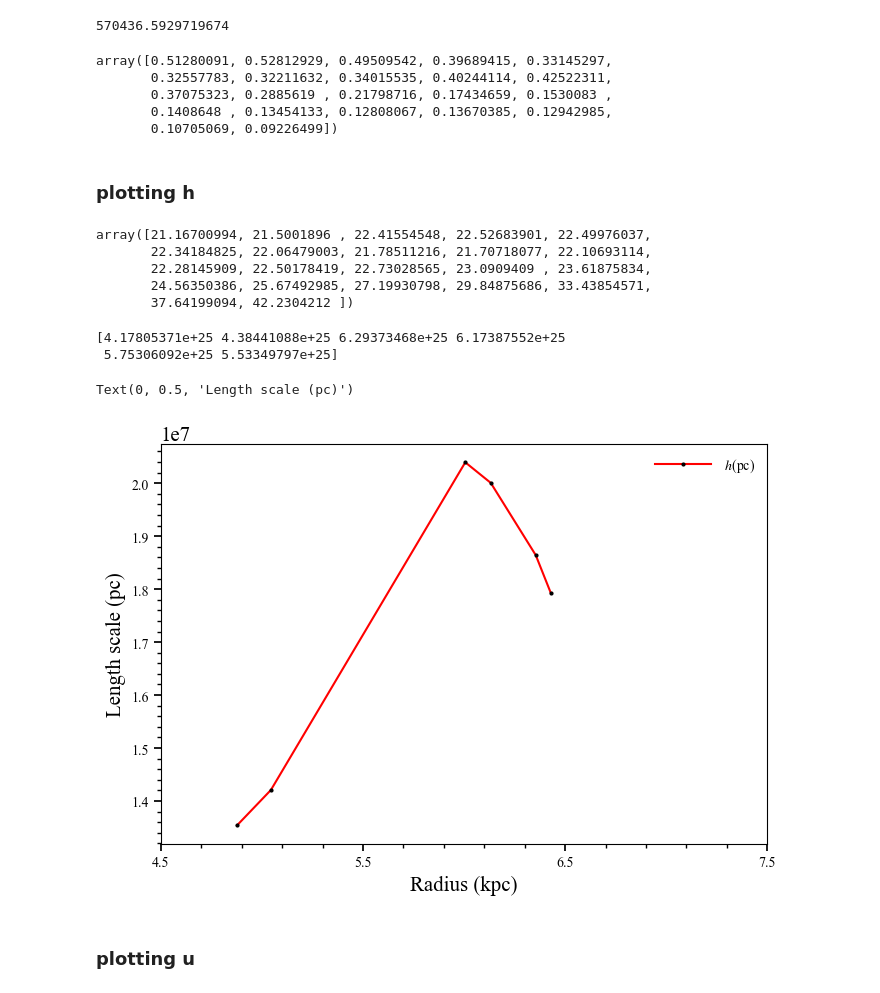
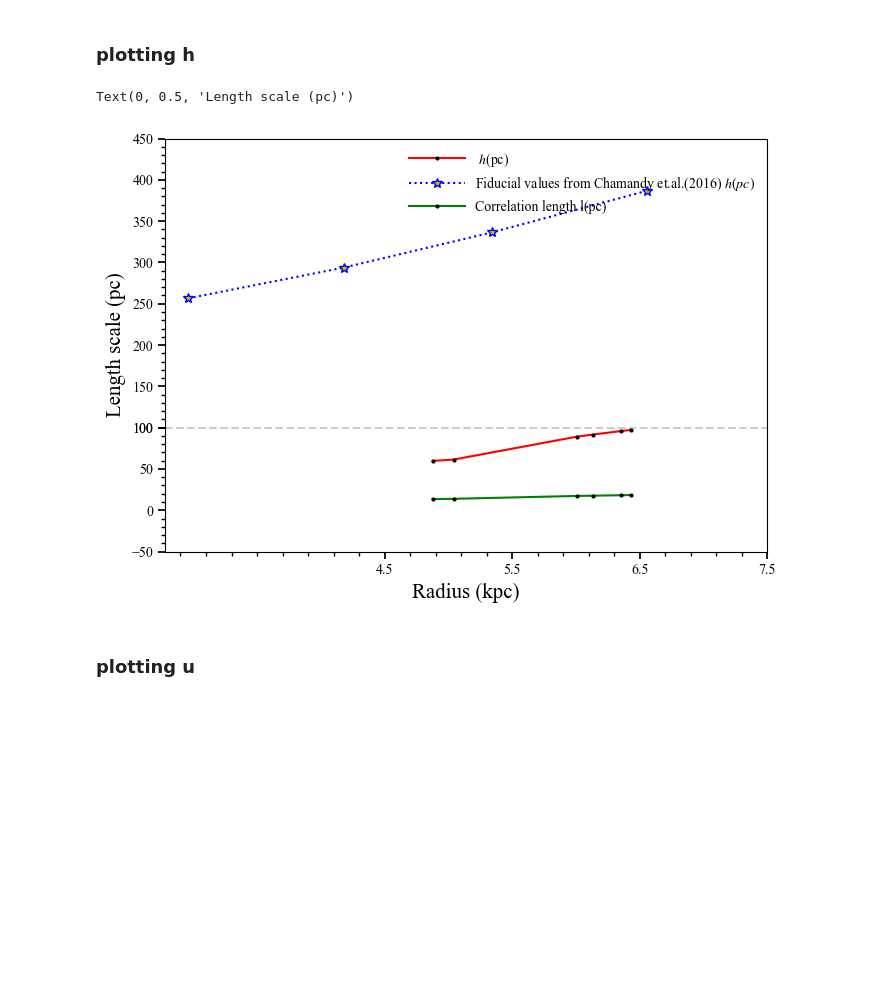
Before and after one commit to Rnazx/MSc.-Thesis, a Jupyter notebook: plots.ipynb, the cells around one changed output. Saved outputs shown, nothing was run; the diff lists cells and outputs as text; code cells hidden in the pictures; blank space fills up the shorter version.

```diff
--- a/plots.ipynb
+++ b/plots.ipynb
@@ -215,8 +172,3 @@ array([2.56267371e-11, 2.40616849e-11, 2.31174542e-11, 2.61768977e-11,
-# %%
-i=0
-pogen(1e-10,Bbar_f[i], pbb[i], pB[i], bani_f[i])
-# %% [output]
-570436.5929719674
 # %%
 m = 2
 dm = 2.5
@@ -254,45 +206,26 @@ def axis_pars(ax):
 def fill_error(ax, quan_f, quan_err, color = 'red', alpha = 0.2):
     ax.fill_between(kpc_r, (quan_f+quan_err), (quan_f-quan_err)
                     , alpha=alpha, edgecolor='k', facecolor=color, where = None, interpolate=True)
-# %%
-pB
-# %% [output]
-array([0.51280091, 0.52812929, 0.49509542, 0.39689415, 0.33145297,
-       0.32557783, 0.32211632, 0.34015535, 0.40244114, 0.42522311,
-       0.37075323, 0.2885619 , 0.21798716, 0.17434659, 0.1530083 ,
-       0.1408648 , 0.13454133, 0.12808067, 0.13670385, 0.12942985,
-       0.10705069, 0.09226499])
 # %% [markdown]
 ### plotting h
-# %%
-l_f*pc_kpc/cm_kpc
-# %% [output]
-array([21.16700994, 21.5001896 , 22.41554548, 22.52683901, 22.49976037,
-       22.34184825, 22.06479003, 21.78511216, 21.70718077, 22.10693114,
-       22.28145909, 22.50178419, 22.73028565, 23.0909409 , 23.61875834,
-       24.56350386, 25.67492985, 27.19930798, 29.84875686, 33.43854571,
-       37.64199094, 42.2304212 ])
 # %%
 fig,ax = plt.subplots(nrows=1, ncols=1, figsize=(7, 5), tight_layout=True)
-print(h_f)
 ax.plot(kpc_r, h_f*pc_kpc/cm_kpc, c='r', linestyle='-', mfc='k',
               mec='k', markersize=m, marker='o', label=r' $h$(pc)')
-# ax.plot(kpc_dat_r, pc_dat_h, c='b', linestyle='dotted',
-            #   marker='*',mfc='y',mec='b',mew=1, markersize = 7, label=r'Fiducial values from Chamandy et.al.(2016) $h(pc)$')
-# ax.plot(kpc_r, l_f*pc_kpc/cm_kpc, c='g',
-#               linestyle='-', mfc='k', mec='k', markersize=m, marker='o', label=r'Correlation length l(pc)')
-## ax.plot(kpc_r, datamaker(lsn , data_pass, h_f, tau_f)*pc_kpc/cm_kpc,c = 'y',linestyle='--',mfc='k',mec='k', marker='o')
-#ax.axhline(y=100, color='black', linestyle='--', alpha = 0.2)
-#ax.set_yticks(list(plt.yticks()[0])+[100])
+ax.plot(kpc_dat_r, pc_dat_h, c='b', linestyle='dotted',
+              marker='*',mfc='y',mec='b',mew=1, markersize = 7, label=r'Fiducial values from Chamandy et.al.(2016) $h(pc)$')
+ax.plot(kpc_r, l_f*pc_kpc/cm_kpc, c='g',
+              linestyle='-', mfc='k', mec='k', markersize=m, marker='o', label=r'Correlation length l(pc)')
+# ax.plot(kpc_r, datamaker(lsn , data_pass, h_f, tau_f)*pc_kpc/cm_kpc,c = 'y',linestyle='--',mfc='k',mec='k', marker='o')
+ax.axhline(y=100, color='black', linestyle='--', alpha = 0.2)
+ax.set_yticks(list(plt.yticks()[0])+[100])
 axis_pars(ax)
 # fill_error(ax, h_f*pc_kpc/cm_kpc, h_err*pc_kpc/cm_kpc)
 ax.set_xlabel(r'Radius (kpc)', fontsize=fs)
 ax.set_ylabel(r'Length scale (pc)', fontsize=fs)
 # %% [output]
-[4.17805371e+25 4.38441088e+25 6.29373468e+25 6.17387552e+25
- 5.75306092e+25 5.53349797e+25]
+Text(0, 0.5, 'Length scale (pc)')
-Text(0, 0.5, 'Length scale (pc)')
-[figure, old version]
+[figure, new version]
 # %% [markdown]
 ### plotting u
 # %%
```
Also changed, not shown: parts of 11 cells of this notebook, 19 other files.
